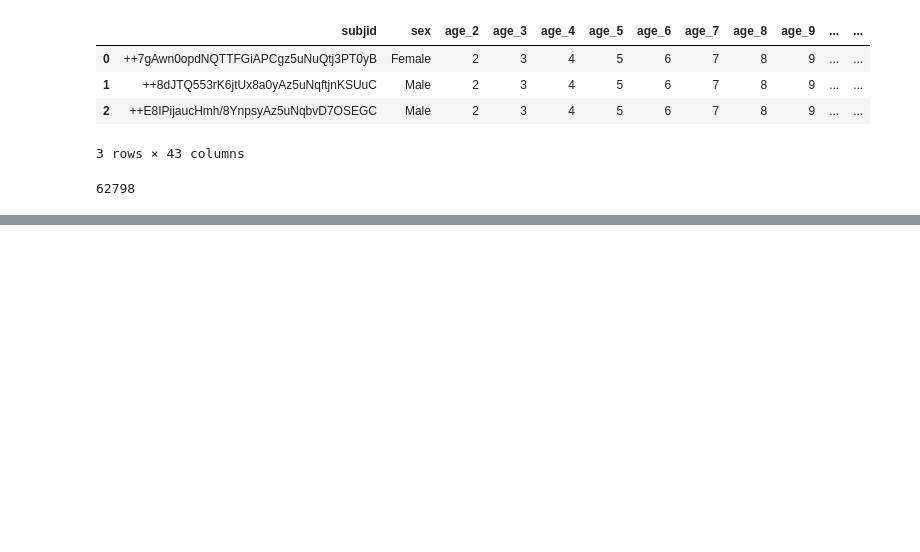
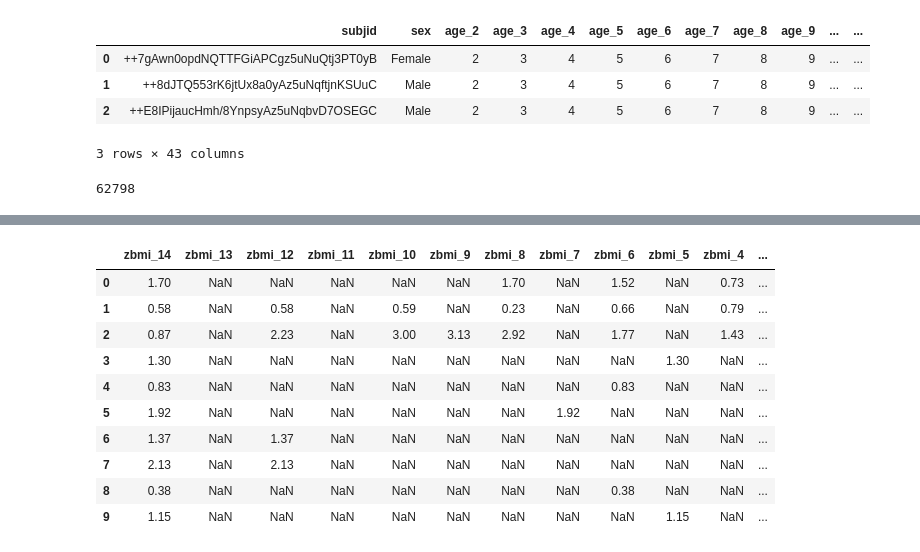
Before and after one commit to Marc-CC/Teen-Obesity-predictor-App, a Jupyter notebook: ML_models_tfm.ipynb, the cells around one changed output, grey strips where cells are left out. Saved outputs shown, nothing was run; the diff lists cells and outputs as text; code cells hidden in the pictures; blank space fills up the shorter version.

```diff
--- a/ML_models_tfm.ipynb
+++ b/ML_models_tfm.ipynb
@@ -309,0 +303,16 @@ pivot_data.head(10)
+# %%
+zbmi_cols.insert(0, 'zbmi_14')
+# %%
+pivot_data[zbmi_cols].head(10)
+# %% [output]
+|  | zbmi_14 | zbmi_13 | zbmi_12 | zbmi_11 | zbmi_10 | zbmi_9 | zbmi_8 | zbmi_7 | zbmi_6 | zbmi_5 | zbmi_4 | ... |
+| 0 | 1.70 | NaN | NaN | NaN | NaN | NaN | 1.70 | NaN | 1.52 | NaN | 0.73 | ... |
+| 1 | 0.58 | NaN | 0.58 | NaN | 0.59 | NaN | 0.23 | NaN | 0.66 | NaN | 0.79 | ... |
+| 2 | 0.87 | NaN | 2.23 | NaN | 3.00 | 3.13 | 2.92 | NaN | 1.77 | NaN | 1.43 | ... |
+| 3 | 1.30 | NaN | NaN | NaN | NaN | NaN | NaN | NaN | NaN | 1.30 | NaN | ... |
+| 4 | 0.83 | NaN | NaN | NaN | NaN | NaN | NaN | NaN | 0.83 | NaN | NaN | ... |
+| 5 | 1.92 | NaN | NaN | NaN | NaN | NaN | NaN | 1.92 | NaN | NaN | NaN | ... |
+| 6 | 1.37 | NaN | 1.37 | NaN | NaN | NaN | NaN | NaN | NaN | NaN | NaN | ... |
+| 7 | 2.13 | NaN | 2.13 | NaN | NaN | NaN | NaN | NaN | NaN | NaN | NaN | ... |
+| 8 | 0.38 | NaN | NaN | NaN | NaN | NaN | NaN | NaN | 0.38 | NaN | NaN | ... |
+| 9 | 1.15 | NaN | NaN | NaN | NaN | NaN | NaN | NaN | NaN | 1.15 | NaN | ... |
```
Also changed, not shown: parts of 17 cells of this notebook.
